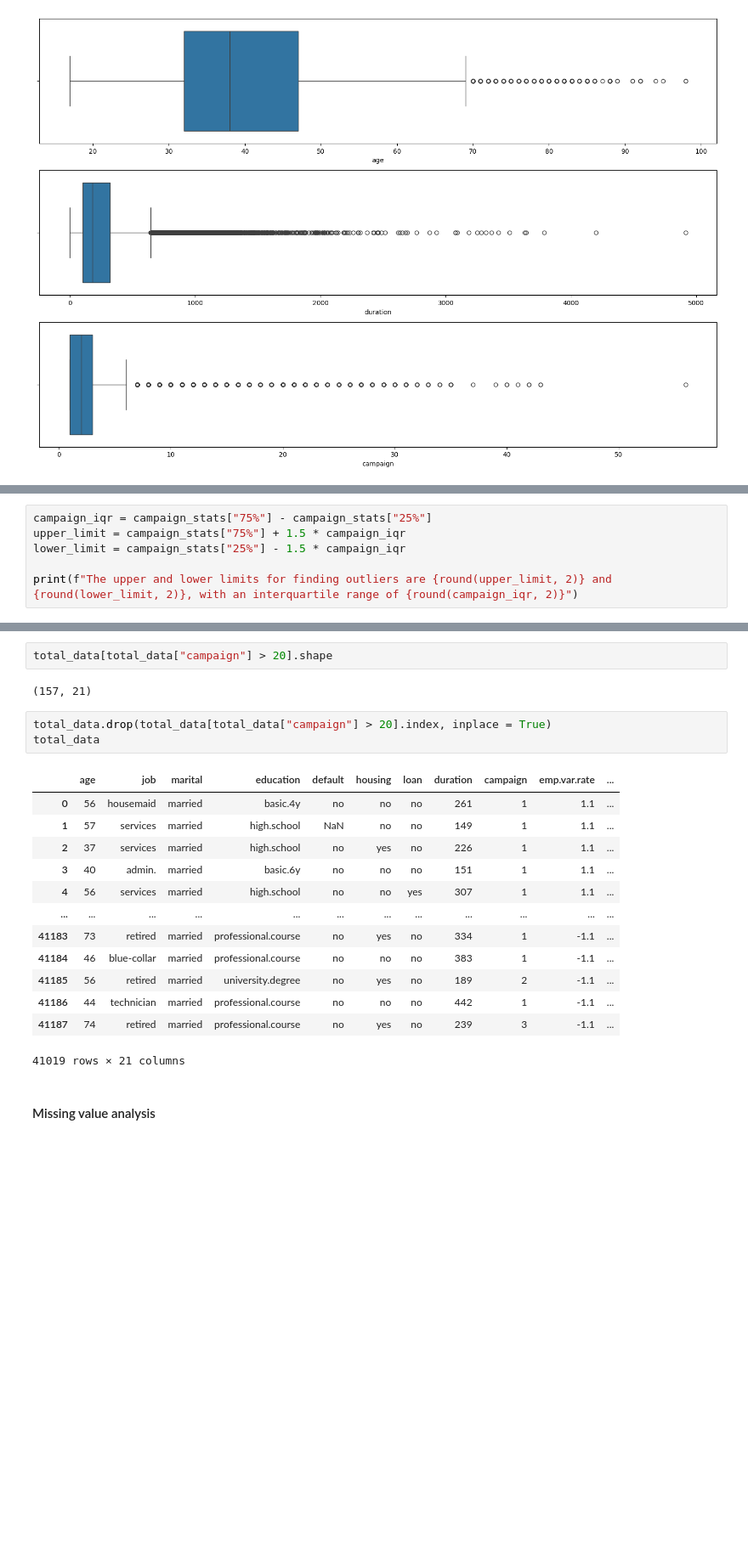
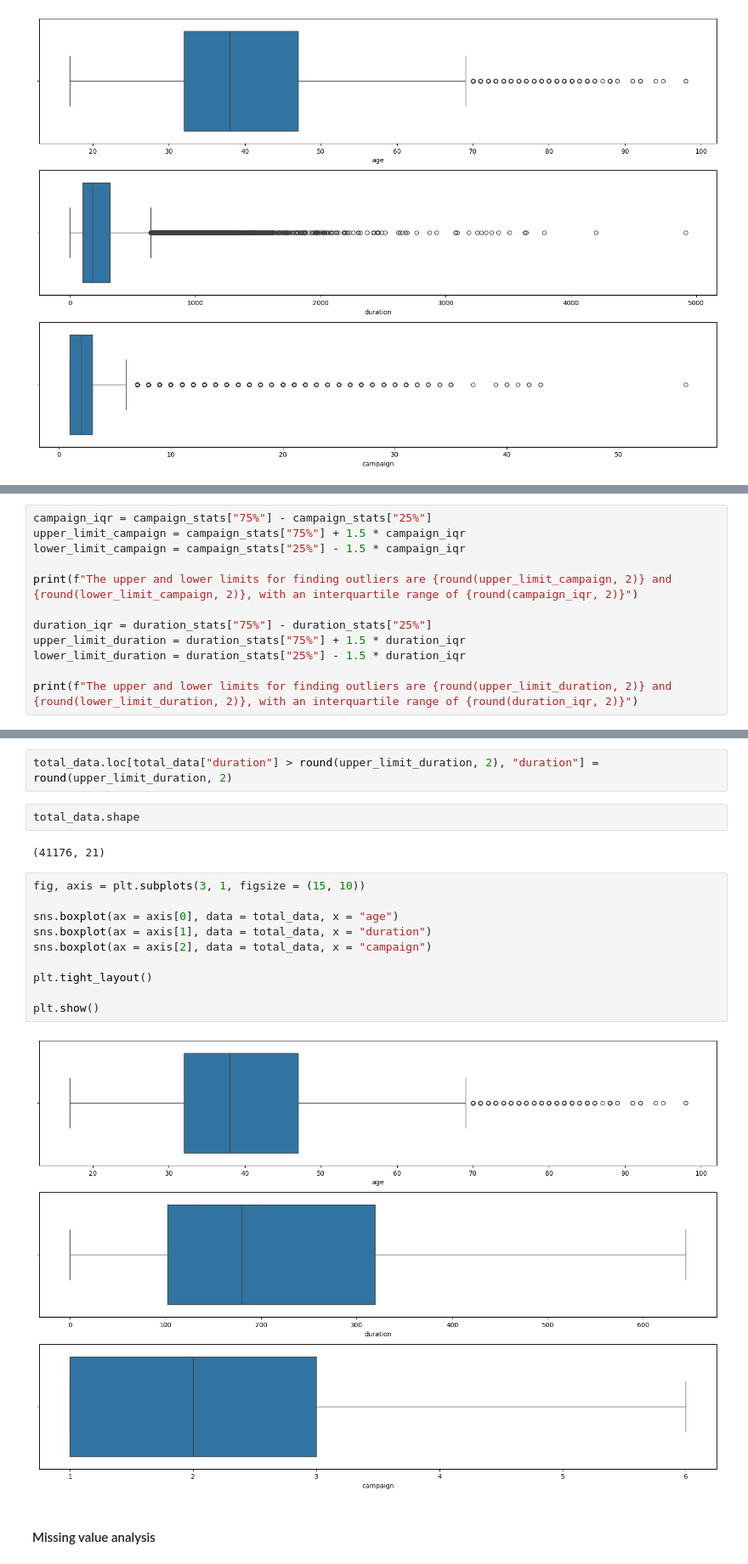
Before and after one commit to LAFG16/machine-learning-logistic-regression, a Jupyter notebook: src/EDA_explore.ipynb, the cells around one changed output, grey strips where cells are left out. Shown at 85% size. Saved outputs shown, nothing was run; the diff lists cells and outputs as text; blank space fills up the shorter version.

```diff
--- a/src/EDA_explore.ipynb
+++ b/src/EDA_explore.ipynb
@@ -449,9 +465,15 @@ max         56.000000
 Name: campaign, dtype: float64
 # %%
 campaign_iqr = campaign_stats["75%"] - campaign_stats["25%"]
-upper_limit = campaign_stats["75%"] + 1.5 * campaign_iqr
-lower_limit = campaign_stats["25%"] - 1.5 * campaign_iqr
+upper_limit_campaign = campaign_stats["75%"] + 1.5 * campaign_iqr
+lower_limit_campaign = campaign_stats["25%"] - 1.5 * campaign_iqr
 
-print(f"The upper and lower limits for finding outliers are {round(upper_limit, 2)} and {round(lower_limit, 2)}, with an interquartile range of {round(campaign_iqr, 2)}")
+print(f"The upper and lower limits for finding outliers are {round(upper_limit_campaign, 2)} and {round(lower_limit_campaign, 2)}, with an interquartile range of {round(campaign_iqr, 2)}")
+
+duration_iqr = duration_stats["75%"] - duration_stats["25%"]
+upper_limit_duration = duration_stats["75%"] + 1.5 * duration_iqr
+lower_limit_duration = duration_stats["25%"] - 1.5 * duration_iqr
+
+print(f"The upper and lower limits for finding outliers are {round(upper_limit_duration, 2)} and {round(lower_limit_duration, 2)}, with an interquartile range of {round(duration_iqr, 2)}")
 # %% [output]
 The upper and lower limits for finding outliers are 6.0 and -2.0, with an interquartile range of 2.0
@@ -458,24 +483,21 @@ The upper and lower limits for finding outliers are 6.0 and -2.0, with an interq
+# %%
+total_data.loc[total_data["duration"] > round(upper_limit_duration, 2), "duration"] = round(upper_limit_duration, 2)
 # %%
-total_data[total_data["campaign"] > 20].shape
+total_data.shape
 # %% [output]
-(157, 21)
+(41176, 21)
-# %%
-total_data.drop(total_data[total_data["campaign"] > 20].index, inplace = True)
-total_data
-# %% [output]
-|  | age | job | marital | education | default | housing | loan | duration | campaign | emp.var.rate | ... |
-| 0 | 56 | housemaid | married | basic.4y | no | no | no | 261 | 1 | 1.1 | ... |
-| 1 | 57 | services | married | high.school | NaN | no | no | 149 | 1 | 1.1 | ... |
-| 2 | 37 | services | married | high.school | no | yes | no | 226 | 1 | 1.1 | ... |
-| 3 | 40 | admin. | married | basic.6y | no | no | no | 151 | 1 | 1.1 | ... |
-| 4 | 56 | services | married | high.school | no | no | yes | 307 | 1 | 1.1 | ... |
-| ... | ... | ... | ... | ... | ... | ... | ... | ... | ... | ... | ... |
-| 41183 | 73 | retired | married | professional.course | no | yes | no | 334 | 1 | -1.1 | ... |
-| 41184 | 46 | blue-collar | married | professional.course | no | no | no | 383 | 1 | -1.1 | ... |
-| 41185 | 56 | retired | married | university.degree | no | yes | no | 189 | 2 | -1.1 | ... |
-| 41186 | 44 | technician | married | professional.course | no | no | no | 442 | 1 | -1.1 | ... |
-| 41187 | 74 | retired | married | professional.course | no | yes | no | 239 | 3 | -1.1 | ... |
-41019 rows × 21 columns
+# %%
+fig, axis = plt.subplots(3, 1, figsize = (15, 10))
+
+sns.boxplot(ax = axis[0], data = total_data, x = "age")
+sns.boxplot(ax = axis[1], data = total_data, x = "duration")
+sns.boxplot(ax = axis[2], data = total_data, x = "campaign")
+
+plt.tight_layout()
+
+plt.show()
+# %% [output]
+[figure, added]
 # %% [markdown]
 #### Missing value analysis
 # %%
```
Also changed, not shown: parts of 15 cells of this notebook, 19 other files.
